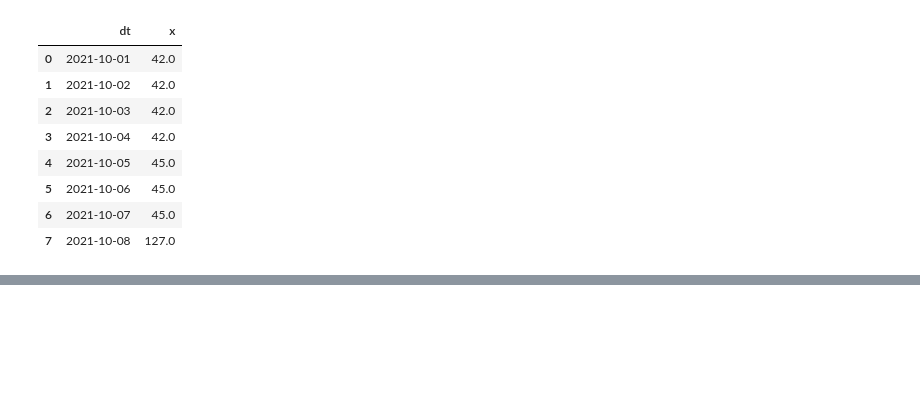
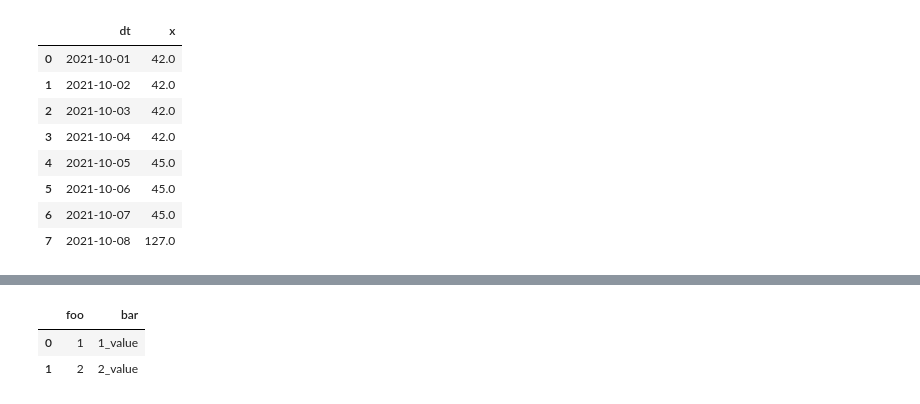
Before and after one commit to brennap3/sqlpythonrchapter, a Jupyter notebook: pandas functions.ipynb, the cells around one changed output, grey strips where cells are left out. Saved outputs shown, nothing was run; the diff lists cells and outputs as text; code cells hidden in the pictures; blank space fills up the shorter version.

Commit message:
sqlalchemy pandas connecting to database

```diff
--- a/pandas functions.ipynb
+++ b/pandas functions.ipynb
@@ -1013,0 +1061,4 @@ df
+# %%
+# Define the MariaDB engine using MariaDB Connector/Python
+
+engine = sqlalchemy.create_engine("mariadb+mariadbconnector://root:saitta@127.0.0.1:3306/pandas_playground")
@@ -1013,0 +1085,10 @@ df
+# %%
+dbConnection    = engine.connect()
+
+dt= pd.read_sql("select * from tst_table", dbConnection)
+# %%
+dt.head()
+# %% [output]
+|  | foo | bar |
+| 0 | 1 | 1_value |
+| 1 | 2 | 2_value |
```
Also changed, not shown: parts of 11 cells of this notebook.
